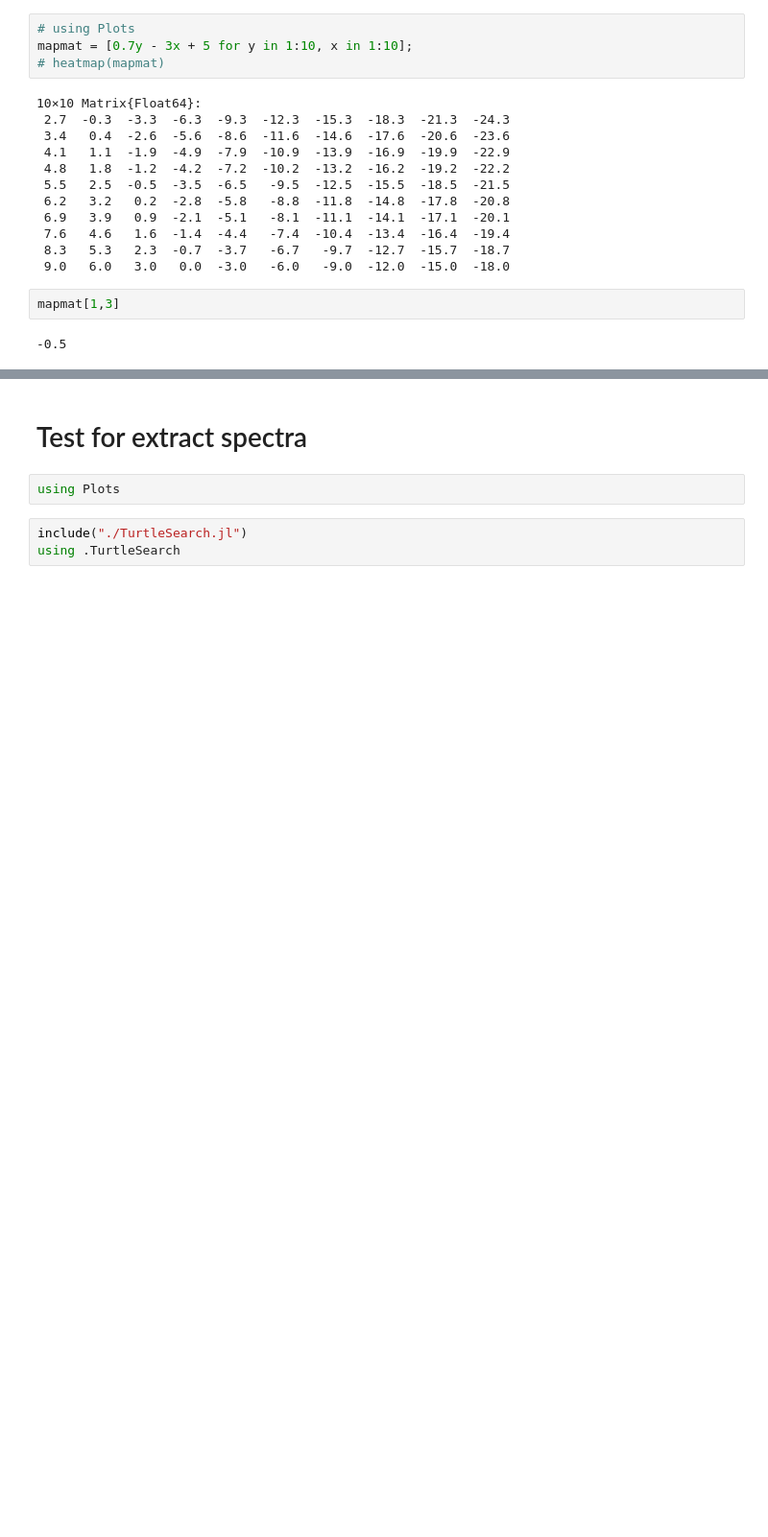
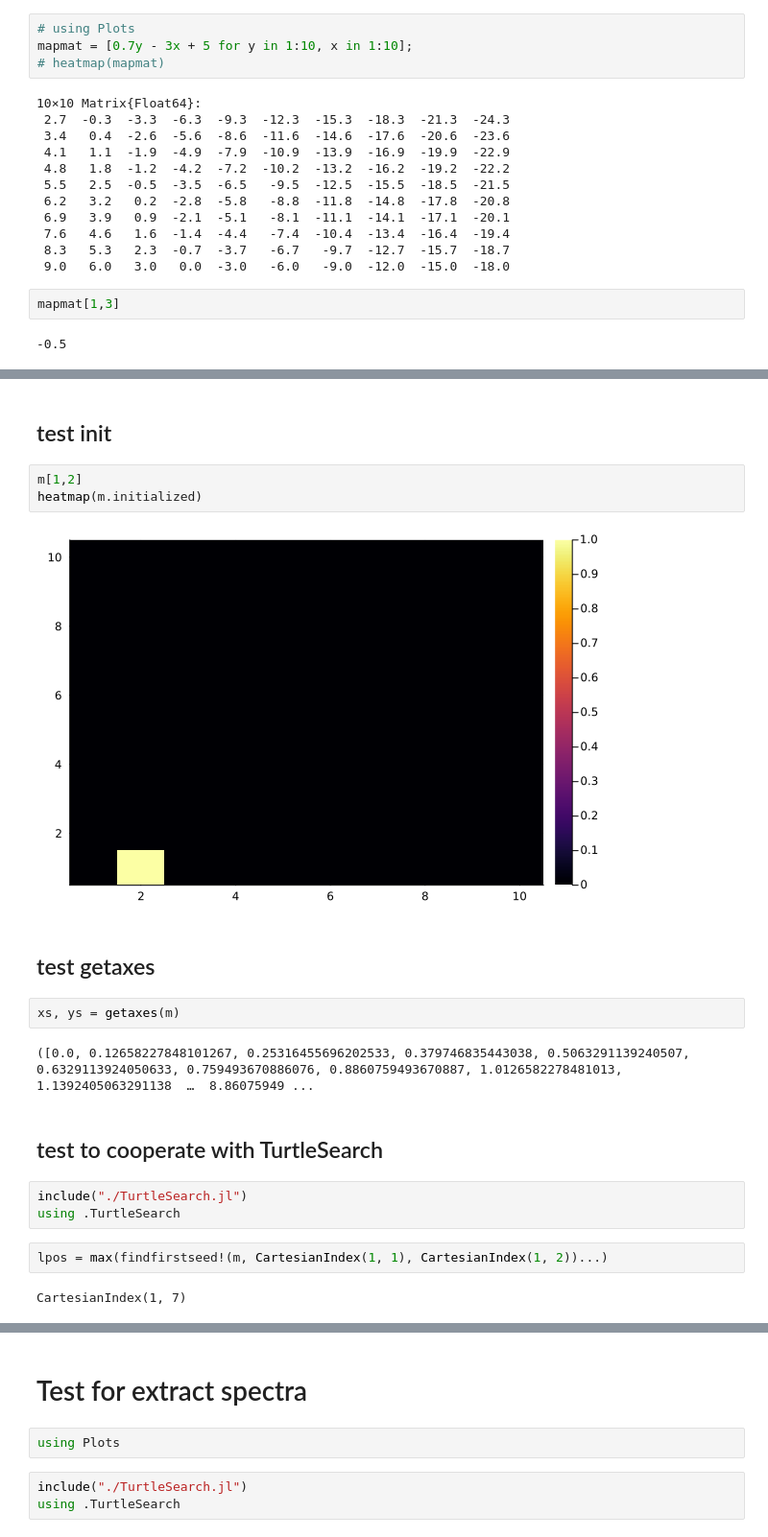
Before and after one commit to yardw/SpectraShooter.jl, a Jupyter notebook: dev.ipynb, the cells around one changed output, grey strips where cells are left out. Shown at 96% size. Saved outputs shown, nothing was run; the diff lists cells and outputs as text; blank space fills up the shorter version.

```diff
--- a/dev.ipynb
+++ b/dev.ipynb
@@ -463,0 +478,22 @@ mapmat[1,3]
+# %% [markdown]
+## test init
+# %%
+m[1,2]
+heatmap(m.initialized)
+# %% [output]
+[figure, added]
+# %% [markdown]
+## test getaxes
+# %%
+xs, ys = getaxes(m)
+# %% [output]
+([0.0, 0.12658227848101267, 0.25316455696202533, 0.379746835443038, 0.5063291139240507, 0.6329113924050633, 0.759493670886076, 0.8860759493670887, 1.0126582278481013, 1.1392405063291138  …  8.86075949 ...
+# %% [markdown]
+## test to cooperate with TurtleSearch
+# %%
+include("./TurtleSearch.jl")
+using .TurtleSearch
+# %%
+lpos = max(findfirstseed!(m, CartesianIndex(1, 1), CartesianIndex(1, 2))...)
+# %% [output]
+CartesianIndex(1, 7)
```
Also changed, not shown: parts of 20 cells of this notebook, 2 other files.
